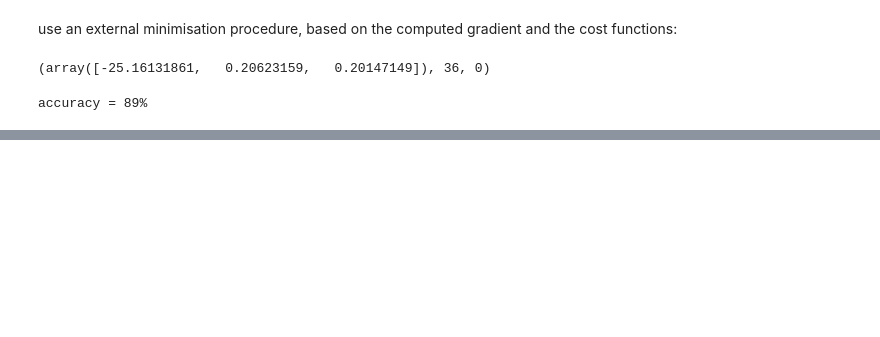
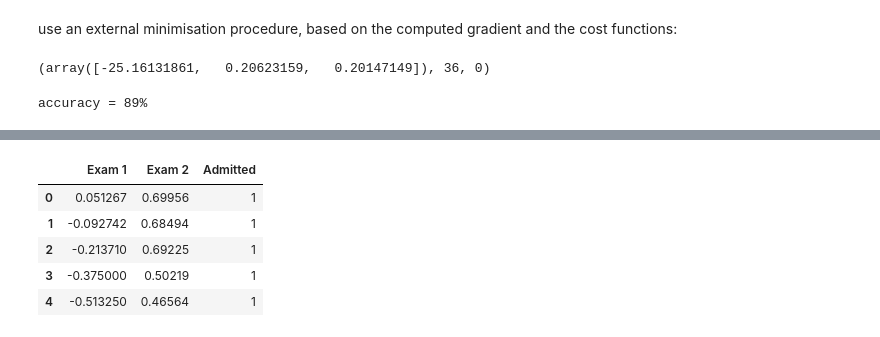
Before and after one commit to crangelsmith/MLCourseraExercises, a Jupyter notebook: jupyter/LogisticRegressionEx2.ipynb, the cells around one changed output, grey strips where cells are left out. Drawn from its saved outputs; the diff is of its cells as text; code cells hidden in the pictures; blank space fills up the shorter version.

```diff
--- a/jupyter/LogisticRegressionEx2.ipynb
+++ b/jupyter/LogisticRegressionEx2.ipynb
@@ -189,0 +156,11 @@ plt.show()
+# %%
+path = "../data/ex2data2"
+data2 = pd.read_csv(path, header=None, names=['Exam 1', 'Exam 2', 'Admitted'])
+data2.head()
+# %% [output]
+|  | Exam 1 | Exam 2 | Admitted |
+| 0 | 0.051267 | 0.69956 | 1 |
+| 1 | -0.092742 | 0.68494 | 1 |
+| 2 | -0.213710 | 0.69225 | 1 |
+| 3 | -0.375000 | 0.50219 | 1 |
+| 4 | -0.513250 | 0.46564 | 1 |
```
Also changed, not shown: parts of 20 cells of this notebook.
